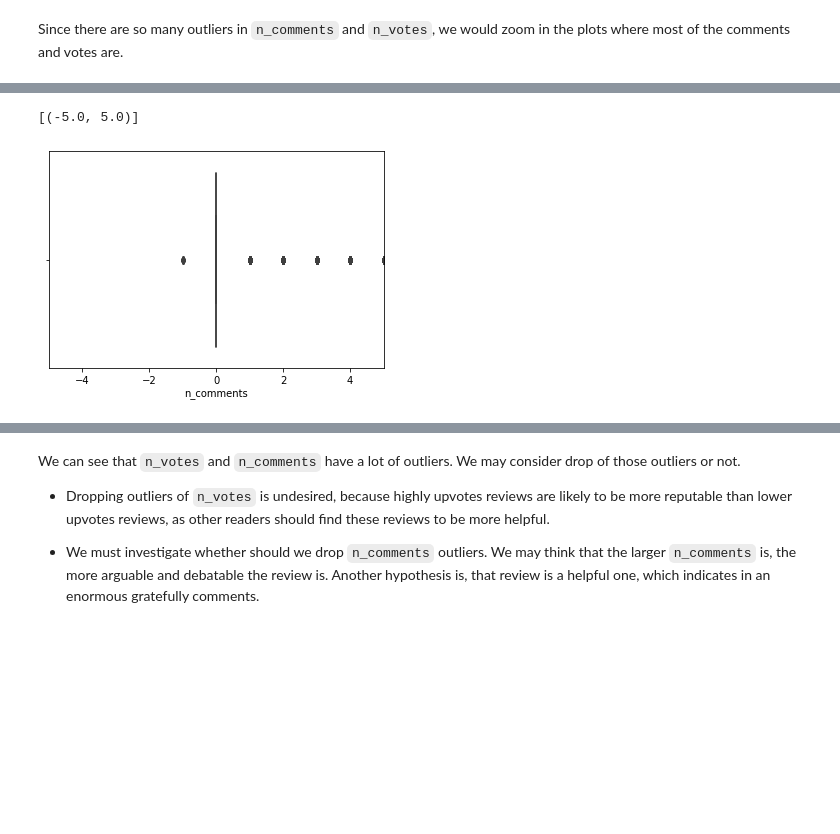
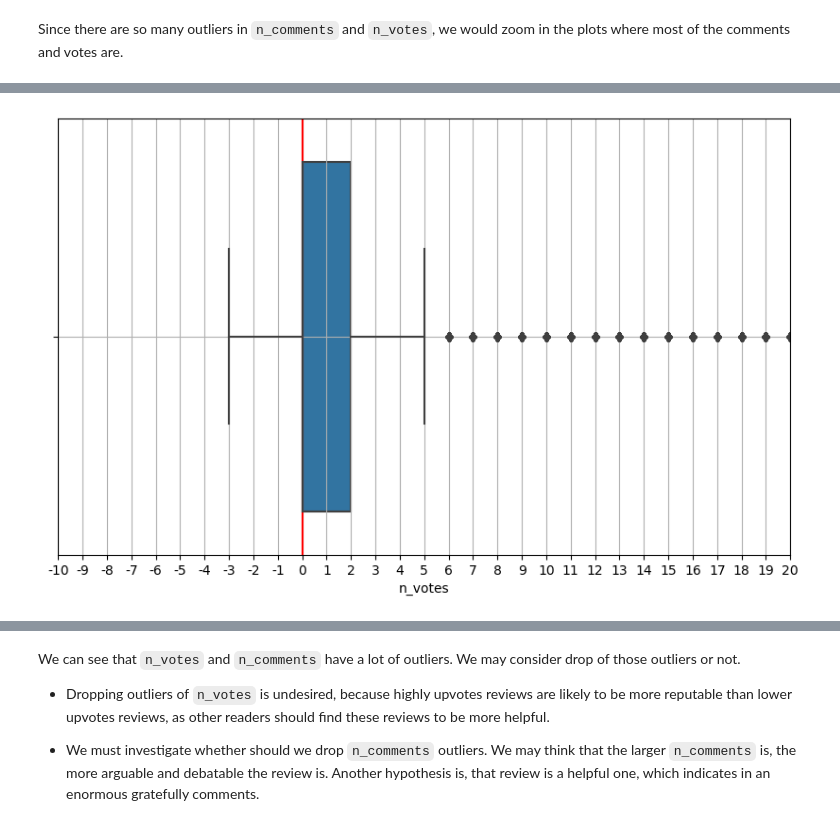
Before and after one commit to th4tkh13m/goodreads-review, a Jupyter notebook: nbs/GoodRead_Reviews.ipynb, the cells around one changed output, grey strips where cells are left out. Saved outputs shown, nothing was run; the diff lists cells and outputs as text; code cells hidden in the pictures; blank space fills up the shorter version.

```diff
--- a/nbs/GoodRead_Reviews.ipynb
+++ b/nbs/GoodRead_Reviews.ipynb
@@ -160,5 +183,10 @@ sns.boxplot(data=train_data, x="n_votes").set(xlim=(-10,20))
-# %%
-sns.boxplot(data=train_data, x="n_comments").set(xlim=(-5,5))
-# %% [output]
-[(-5.0, 5.0)]
-[figure, removed]
+# %%
+plt.figure(figsize=(10,6))
+ax1 = sns.boxplot(data=train_data, x="n_votes")
+ax1.set(xlim=(-10,20))
+ax1.axvline(x=train_data["n_votes"].median(), c='r')
+ax1.set_xticks(range(-10, 21))
+_ = ax1.set_xticklabels([str(label) for label in range(-10, 21)])
+plt.grid()
+# %% [output]
+[figure, added]
```
Also changed, not shown: parts of 43 cells of this notebook, 6 other files.
